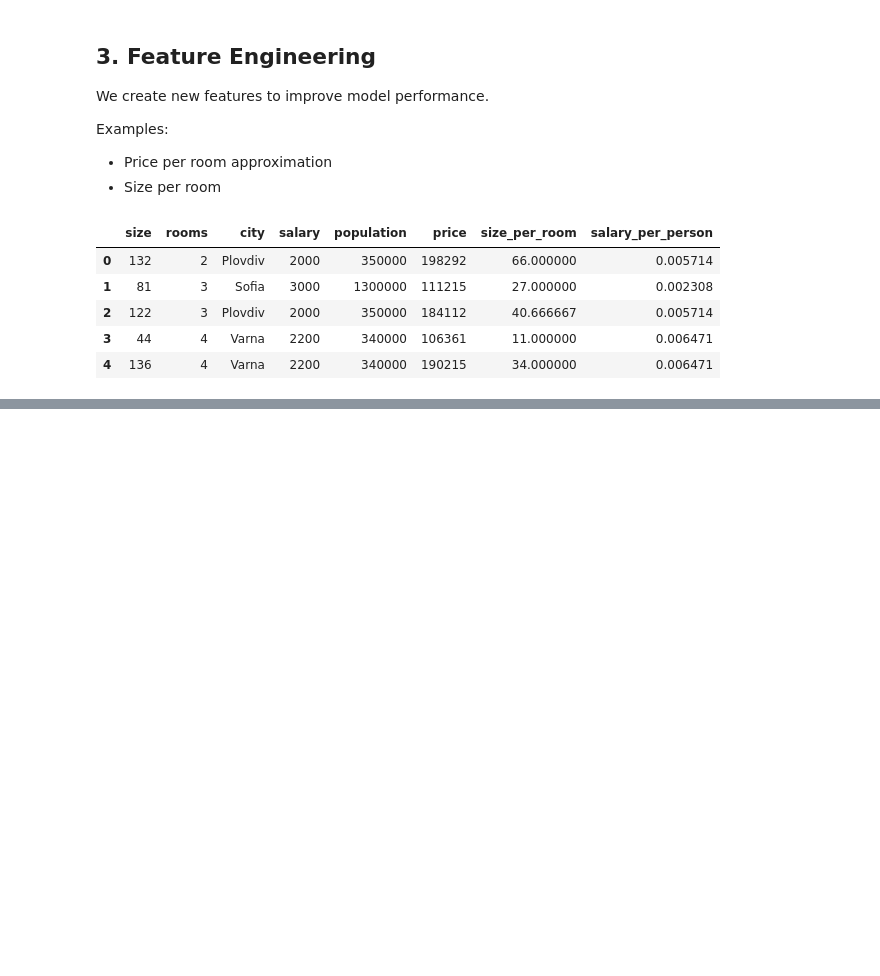
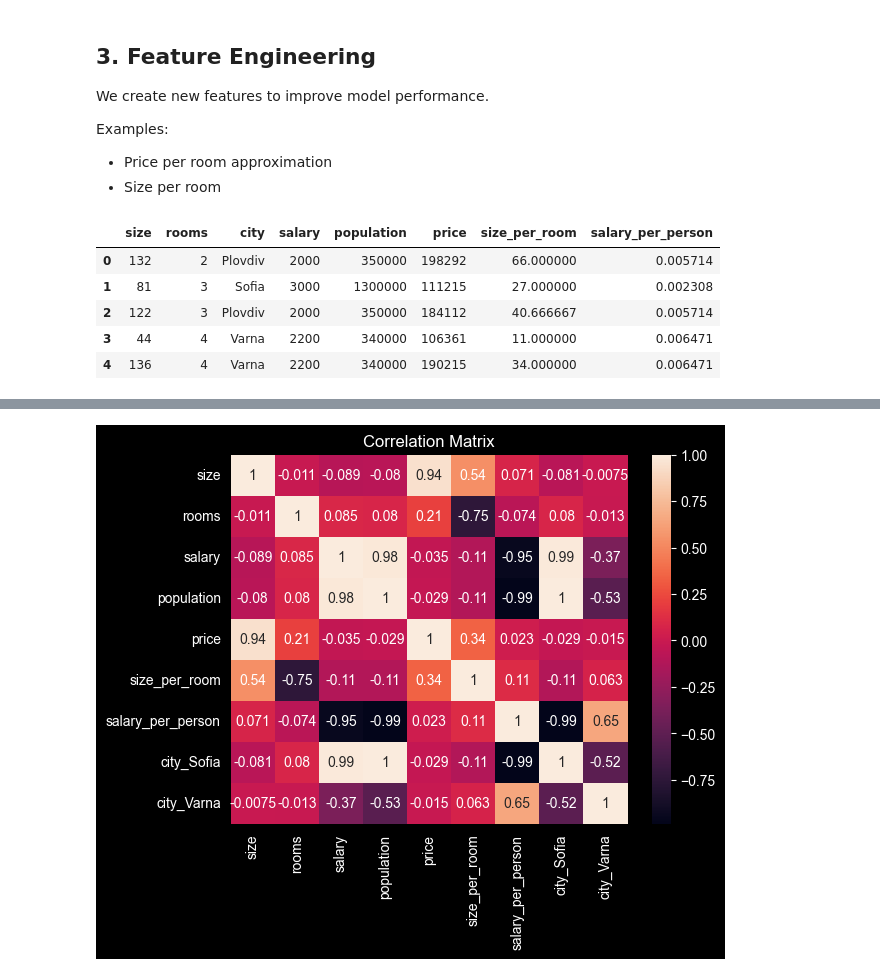
Before and after one commit to Emiliyan88/Real_Estate_Price_Prediction_in_Bulgaria, a Jupyter notebook: Real_Estate_Price_Prediction_in_Bulgaria.ipynb, the cells around one changed output, grey strips where cells are left out. Drawn from its saved outputs; the diff is of its cells as text; code cells hidden in the pictures; blank space fills up the shorter version.

```diff
--- a/Real_Estate_Price_Prediction_in_Bulgaria.ipynb
+++ b/Real_Estate_Price_Prediction_in_Bulgaria.ipynb
@@ -97,0 +120,7 @@ data.head()
+# %%
+plt.figure()
+sns.heatmap(data.corr(), annot=True)
+plt.title("Correlation Matrix")
+plt.show()
+# %% [output]
+[figure, added]
```
Also changed, not shown: parts of 6 cells of this notebook.
